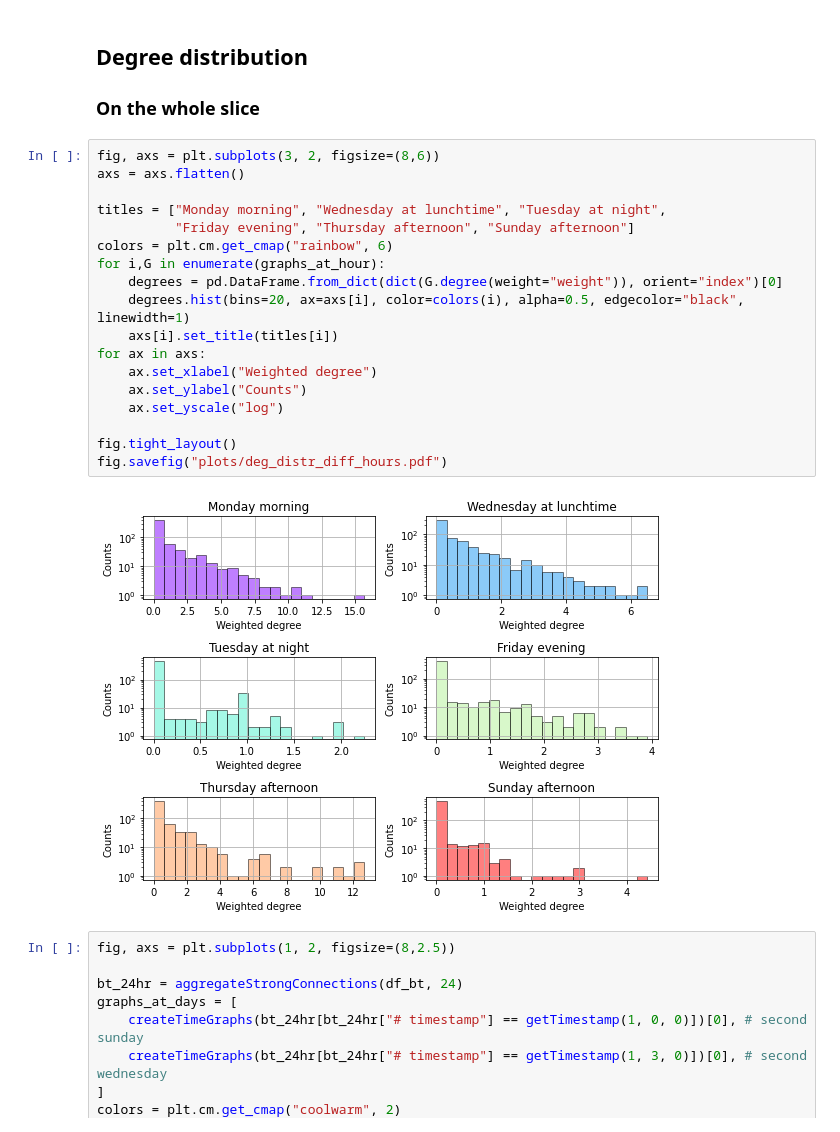
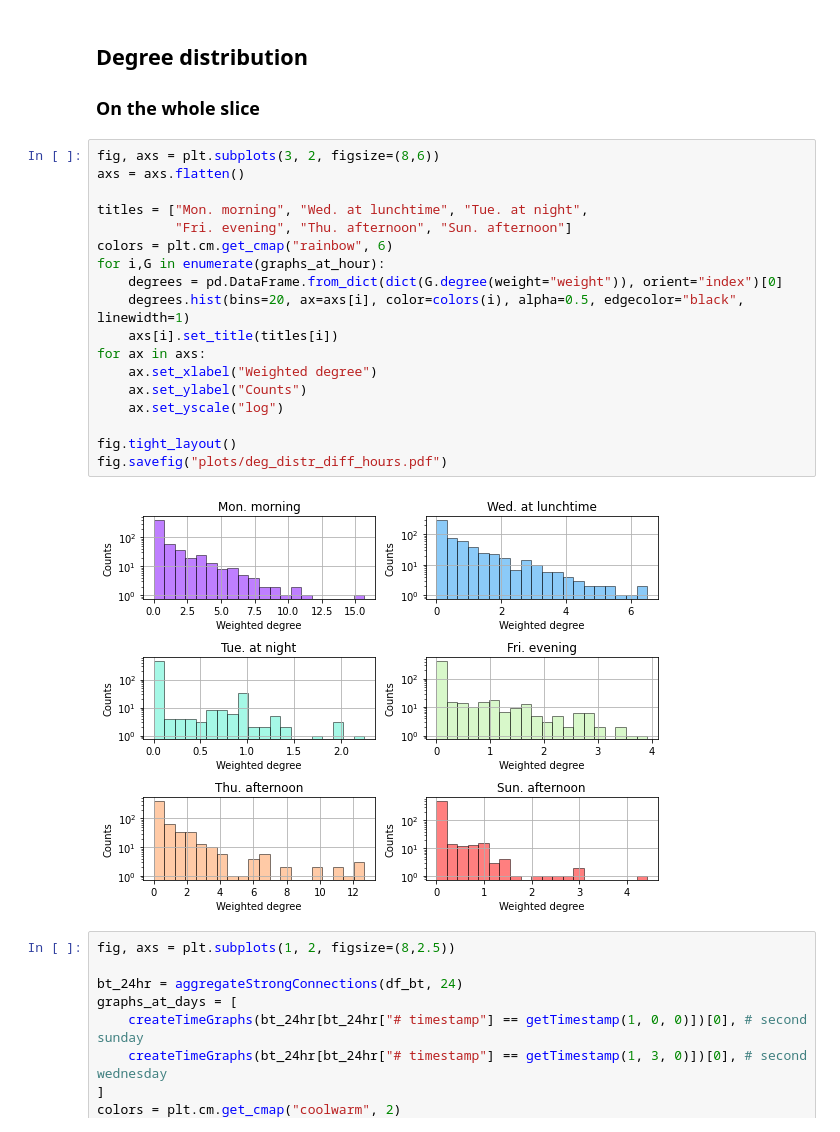
Before and after one commit to dariobaron/copenhagen_project, a Jupyter notebook: Dario_a_Copenhagen.ipynb, the cells around one changed output. Saved outputs shown, nothing was run; the diff lists cells and outputs as text.

```diff
--- a/Dario_a_Copenhagen.ipynb
+++ b/Dario_a_Copenhagen.ipynb
@@ -351,23 +351,23 @@ biggest_cc = [G.subgraph(cc) for i,G in enumerate(graphs_at_hour)
 # %%
 fig, axs = plt.subplots(3, 2, figsize=(8,6))
 axs = axs.flatten()
 
-titles = ["Monday morning", "Wednesday at lunchtime", "Tuesday at night",
-          "Friday evening", "Thursday afternoon", "Sunday afternoon"]
+titles = ["Mon. morning", "Wed. at lunchtime", "Tue. at night",
+          "Fri. evening", "Thu. afternoon", "Sun. afternoon"]
 colors = plt.cm.get_cmap("rainbow", 6)
 for i,G in enumerate(graphs_at_hour):
     degrees = pd.DataFrame.from_dict(dict(G.degree(weight="weight")), orient="index")[0]
     degrees.hist(bins=20, ax=axs[i], color=colors(i), alpha=0.5, edgecolor="black", linewidth=1)
     axs[i].set_title(titles[i])
 for ax in axs:
     ax.set_xlabel("Weighted degree")
     ax.set_ylabel("Counts")
     ax.set_yscale("log")
 
 fig.tight_layout()
 fig.savefig("plots/deg_distr_diff_hours.pdf")
 # %% [output]
-[figure, old version]
+[figure, new version]
 # %%
 fig, axs = plt.subplots(1, 2, figsize=(8,2.5))
 
```
Also changed, not shown: parts of 9 cells of this notebook, 14 other files.
